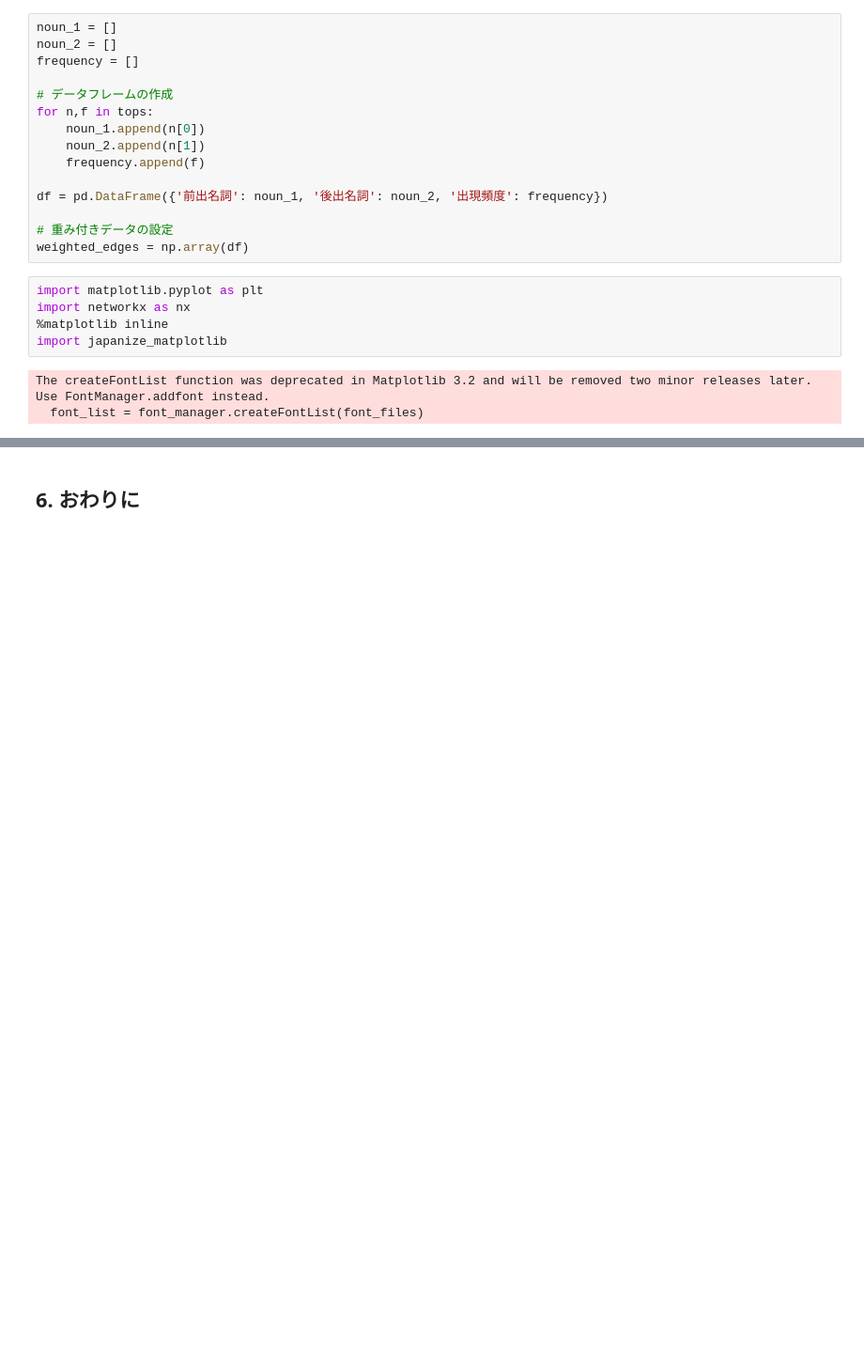
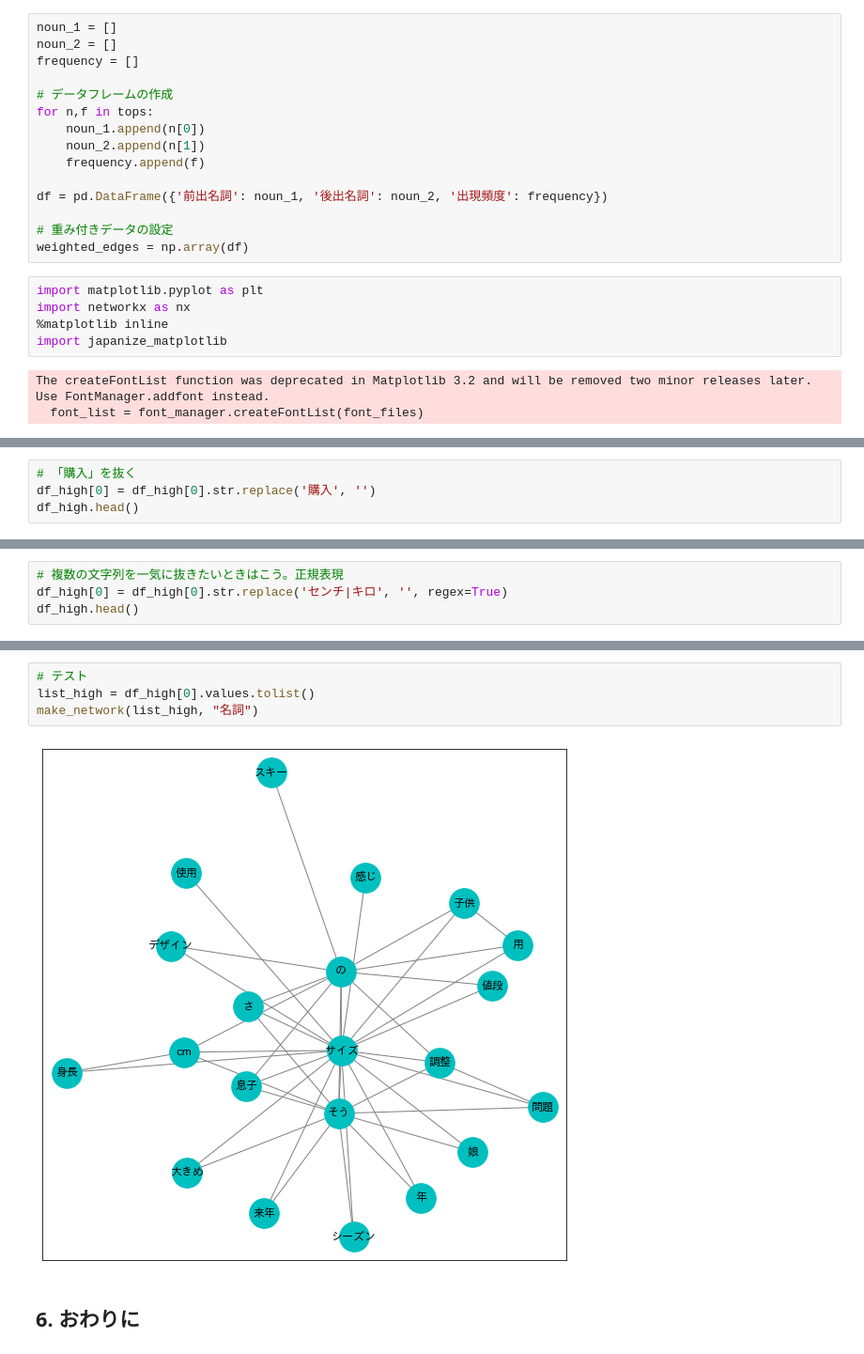
Before and after one commit to TomoyaOzawa-DA/Datact, a Jupyter notebook: TextMining/TextMining.ipynb, the cells around one changed output, grey strips where cells are left out. Shown at 94% size. Cells and saved outputs as stored; diff of their text form; blank space fills up the shorter version.

Commit message:
make function for co-occurrence network

```diff
--- a/TextMining/TextMining.ipynb
+++ b/TextMining/TextMining.ipynb
@@ -438,0 +522,4 @@ plt.show()
+# %%
+# 「購入」を抜く
+df_high[0] = df_high[0].str.replace('購入', '')
+df_high.head()
@@ -438,0 +533,4 @@ plt.show()
+# %%
+# 複数の文字列を一気に抜きたいときはこう。正規表現
+df_high[0] = df_high[0].str.replace('センチ|キロ', '', regex=True)
+df_high.head()
@@ -439,2 +544,8 @@ plt.show()
+# %%
+# テスト
+list_high = df_high[0].values.tolist()
+make_network(list_high, "名詞")
+# %% [output]
+[figure, added]
 # %% [markdown]
 ## 6. おわりに<a class="anchor" id="final-bullet"></a>
```
Also changed, not shown: parts of 17 cells of this notebook.
